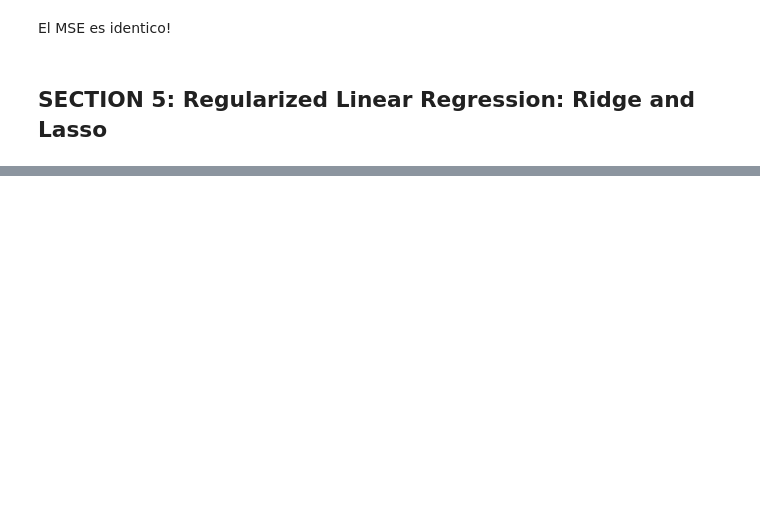
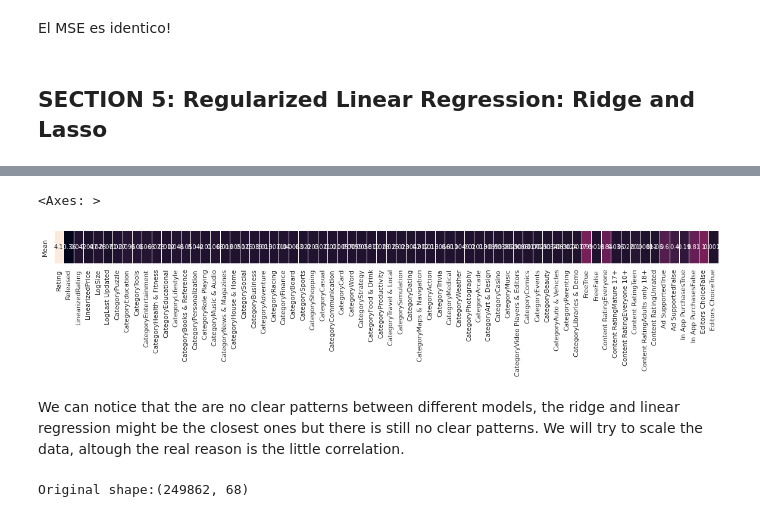
Before and after one commit to Alua1714/GooglePlayInstallsPredictor, a Jupyter notebook: Codis/Linear regression/Linear Regression.ipynb, the cells around one changed output, grey strips where cells are left out. Cells and saved outputs as stored; diff of their text form; code cells hidden in the pictures; blank space fills up the shorter version.

Commit message:
Final version linear regression

```diff
--- a/Codis/Linear regression/Linear Regression.ipynb
+++ b/Codis/Linear regression/Linear Regression.ipynb
@@ -192,0 +270,25 @@ First we look for the $lambda$ that fits better out model...
+# %%
+plt.figure(figsize = (20,1))
+sns.heatmap(Xtrain.mean().to_frame().T.rename(index={0:'Mean'}),annot=True, linewidths=.5,cbar=False,xticklabels=True)
+# %% [output]
+<Axes: >
+[figure, added]
+# %% [markdown]
+We can notice that the are no clear patterns between different models, the ridge and linear regression might be the closest ones but there is still no clear patterns. We will try to scale the data, altough the real reason is the little correlation.
+# %%
+def scaling_preprocessing(X, y, scaler=None):
+    print('Original shape:{}'.format(X.shape))
+    categorical_columns = X.dtypes[X.dtypes == 'category'].index.values
+
+    # We scale the numerical columns
+    numerical_columns = [c for c in X.columns if c not in categorical_columns]
+    if scaler is None:
+        # We only want the scaler to fit the train data
+        scaler = MinMaxScaler()
+        X[numerical_columns] = scaler.fit_transform(X[numerical_columns])
+
+    return X, y, scaler
+
+Xtrain, Ytrain, scaler = scaling_preprocessing(Xtrain,Ytrain)
+# %% [output]
+Original shape:(249862, 68)
```
Also changed, not shown: parts of 22 cells of this notebook.
